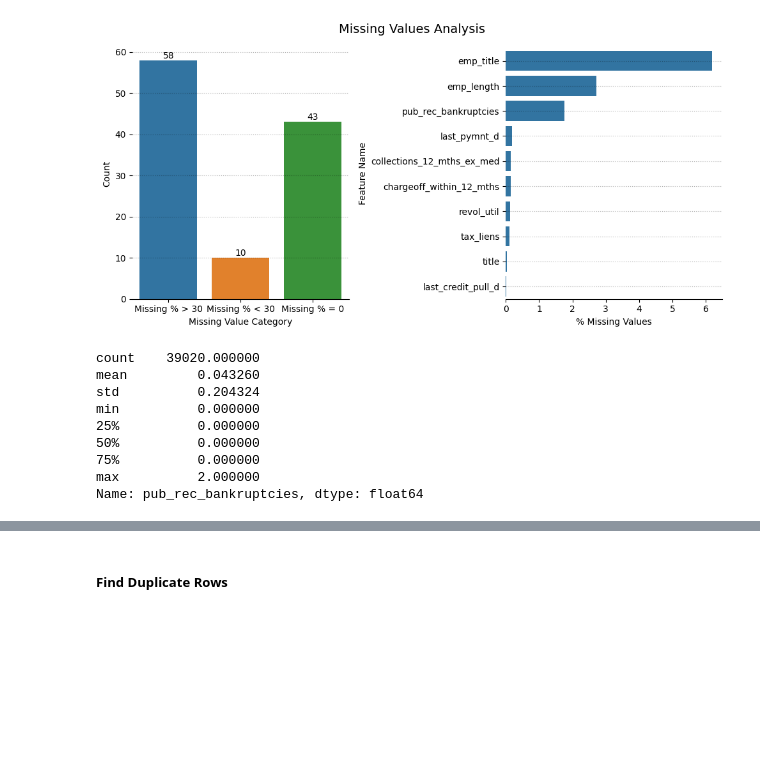
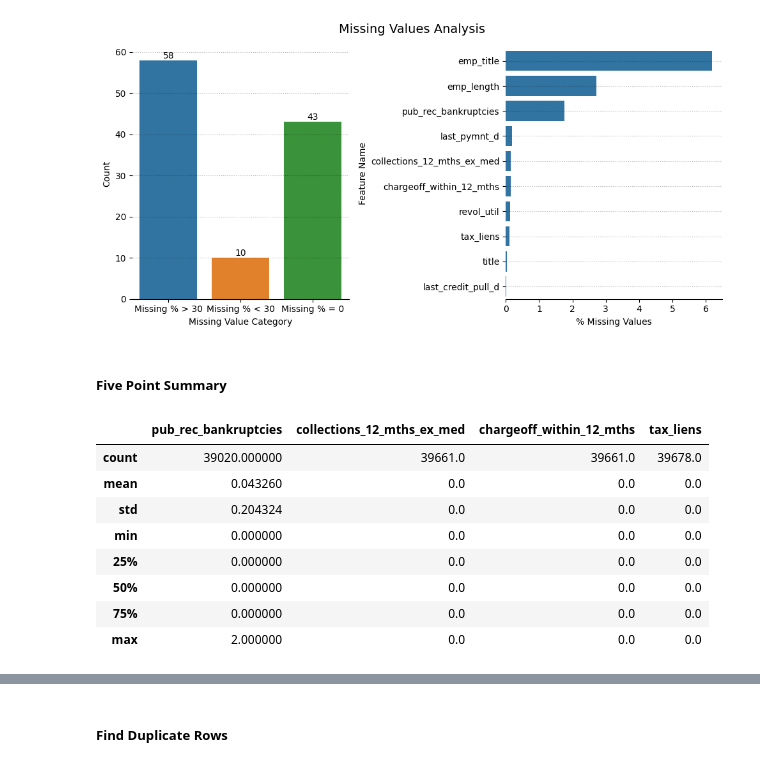
Before and after one commit to Theveetha/LendingClub_EDA_CaseStudy, a Jupyter notebook: LendingClub_EDA.ipynb, the cells around one changed output, grey strips where cells are left out. Saved outputs shown, nothing was run; the diff lists cells and outputs as text; code cells hidden in the pictures; blank space fills up the shorter version.

```diff
--- a/LendingClub_EDA.ipynb
+++ b/LendingClub_EDA.ipynb
@@ -243,15 +257,17 @@ plt.tight_layout()
 plt.show()
 # %% [output]
 [figure]
-# %%
-data['pub_rec_bankruptcies'].describe()
-# %% [output]
-count    39020.000000
-mean         0.043260
-std          0.204324
-min          0.000000
-25%          0.000000
-50%          0.000000
-75%          0.000000
-max          2.000000
-Name: pub_rec_bankruptcies, dtype: float64
+# %% [markdown]
+##### **Five Point Summary**
+# %%
+data[mis_val_lt30[mis_val_lt30['Data Type'] != 'object']['Column Name'].values].describe()
+# %% [output]
+|  | pub_rec_bankruptcies | collections_12_mths_ex_med | chargeoff_within_12_mths | tax_liens |
+| count | 39020.000000 | 39661.0 | 39661.0 | 39678.0 |
+| mean | 0.043260 | 0.0 | 0.0 | 0.0 |
+| std | 0.204324 | 0.0 | 0.0 | 0.0 |
+| min | 0.000000 | 0.0 | 0.0 | 0.0 |
+| 25% | 0.000000 | 0.0 | 0.0 | 0.0 |
+| 50% | 0.000000 | 0.0 | 0.0 | 0.0 |
+| 75% | 0.000000 | 0.0 | 0.0 | 0.0 |
+| max | 2.000000 | 0.0 | 0.0 | 0.0 |
```
Also changed, not shown: parts of 27 cells of this notebook.
